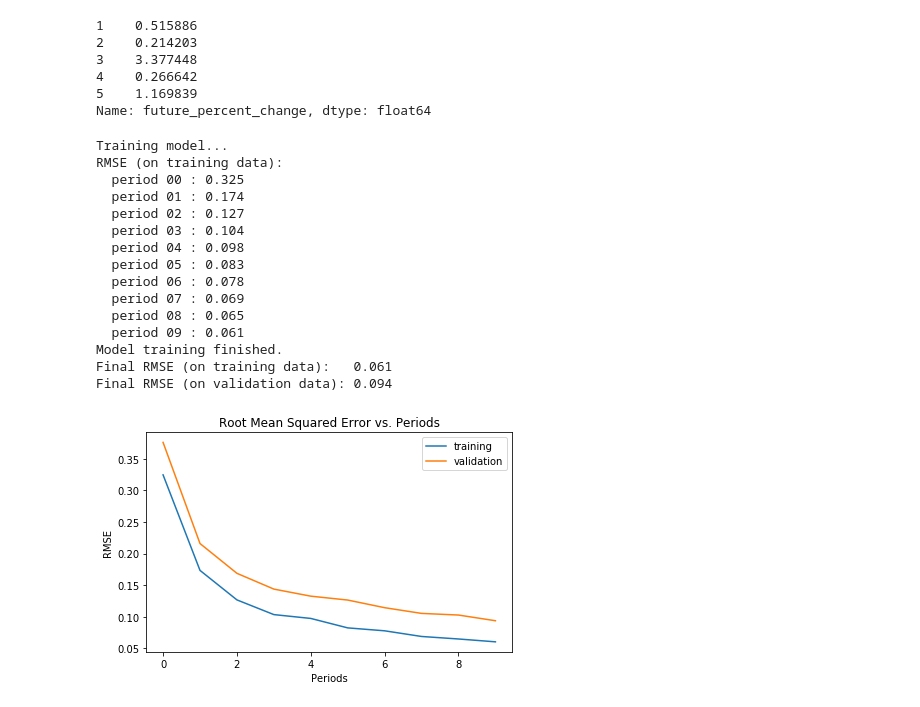
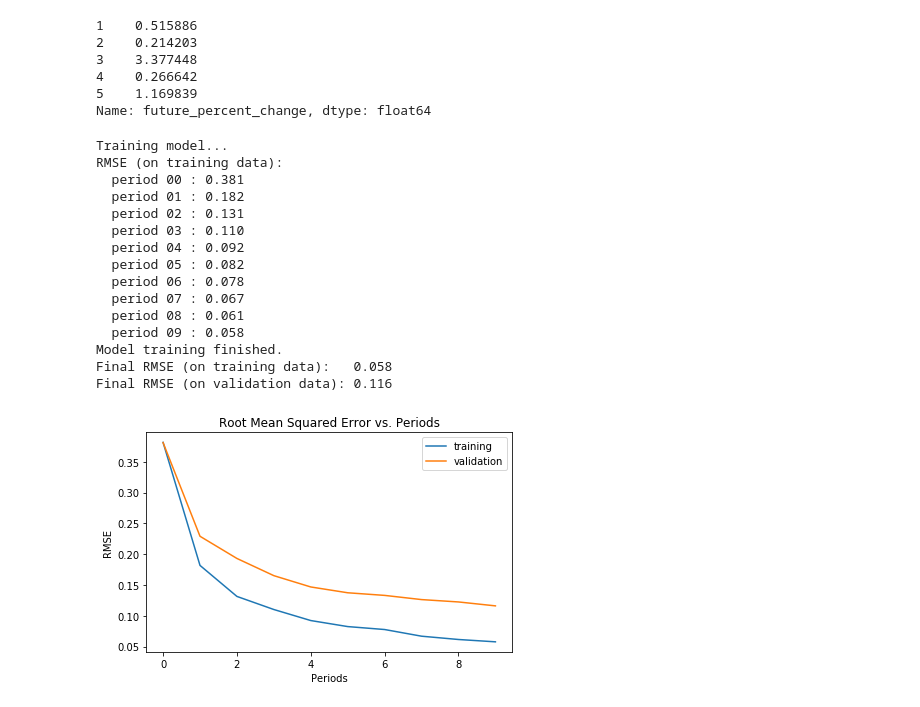
Before and after one commit to czhao39/stock-dnn, a Jupyter notebook: stockdnn.ipynb, the cells around one changed output. Drawn from its saved outputs; the diff is of its cells as text; code cells hidden in the pictures.

Commit message:
Fix batch norm and dropout options

```diff
--- a/stockdnn.ipynb
+++ b/stockdnn.ipynb
@@ -236,6 +236,8 @@ def train_nn_regression_model(
         model_dir = None
     dnn_regressor = tf.estimator.DNNRegressor(
         feature_columns=construct_feature_columns(training_examples),
+        batch_norm=batch_norm,
+        dropout=dropout,
         hidden_units=hidden_units,
         optimizer=optimizer,
         model_dir=model_dir)
@@ -286,33 +288,33 @@ def train_nn_regression_model(
     return dnn_regressor, training_rmse, validation_rmse
 # %%
 adam_regressor, _, _ = train_nn_regression_model(
-    optimizer=tf.train.AdamOptimizer(learning_rate=0.0003),
-    steps=8000,
+    optimizer=tf.train.AdamOptimizer(learning_rate=0.00028),
+    steps=10000,
     batch_size=128,
-    batch_norm=True,
-    dropout=0.2,
-    hidden_units=[40, 20],
+    batch_norm=False,
+    dropout=None,
+    hidden_units=[30, 20],
     training_examples=training_examples,
     training_targets=training_targets,
     validation_examples=validation_examples,
     validation_targets=validation_targets)
 # %% [output]
 Training model...
 RMSE (on training data):
-  period 00 : 0.325
-  period 01 : 0.174
-  period 02 : 0.127
-  period 03 : 0.104
-  period 04 : 0.098
-  period 05 : 0.083
+  period 00 : 0.381
+  period 01 : 0.182
+  period 02 : 0.131
+  period 03 : 0.110
+  period 04 : 0.092
+  period 05 : 0.082
   period 06 : 0.078
-  period 07 : 0.069
-  period 08 : 0.065
-  period 09 : 0.061
+  period 07 : 0.067
+  period 08 : 0.061
+  period 09 : 0.058
 Model training finished.
-Final RMSE (on training data):   0.061
-Final RMSE (on validation data): 0.094
+Final RMSE (on training data):   0.058
+Final RMSE (on validation data): 0.116
-[figure, old version]
+[figure, new version]
 # %%
 adagrad_regressor, _, _ = train_nn_regression_model(
     optimizer=tf.train.AdagradOptimizer(learning_rate=0.007),
```
Also changed, not shown: parts of 5 cells of this notebook, 54 other files.
